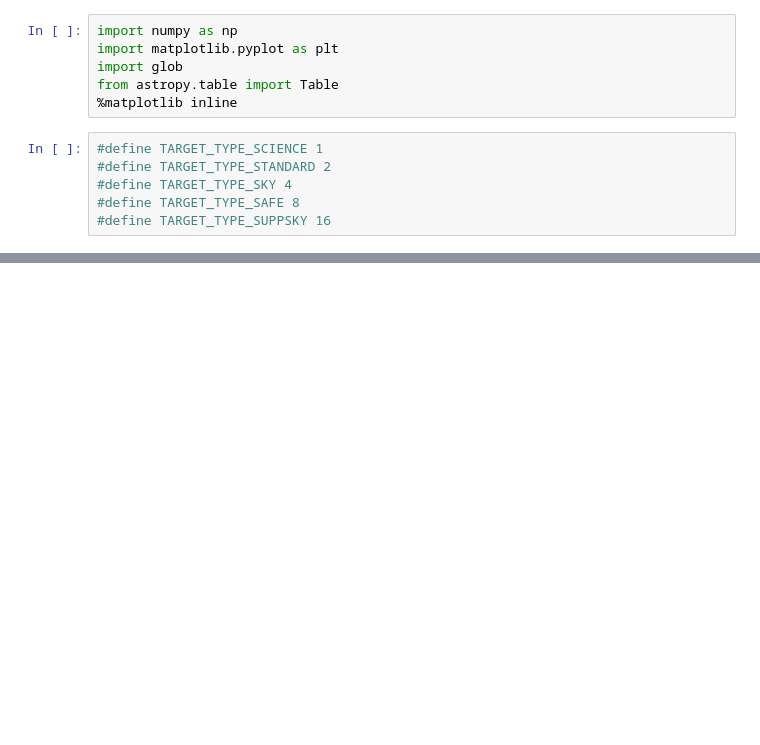
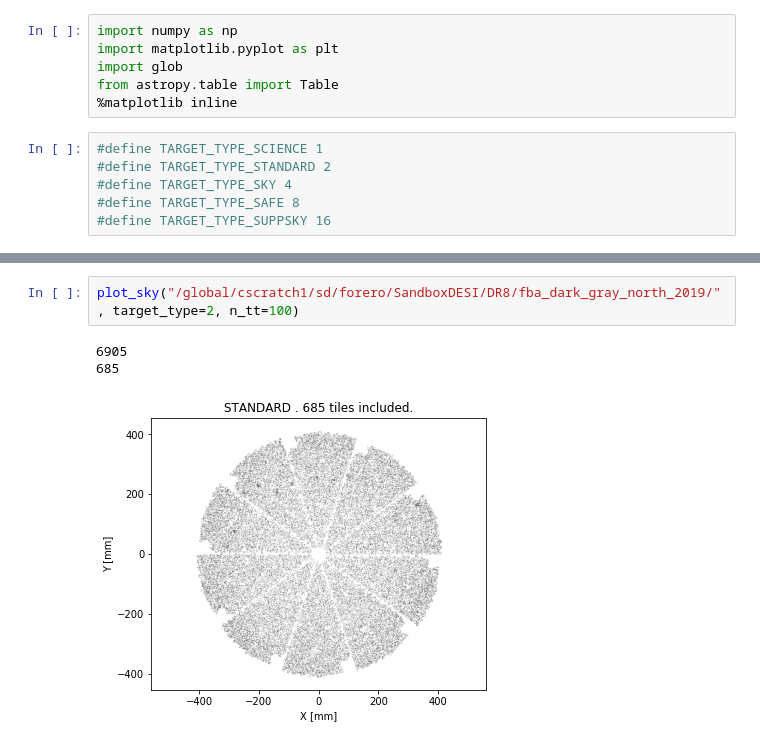
Before and after one commit to forero/SandboxDESI, a Jupyter notebook: fiber/sky_pattern.ipynb, the cells around one changed output, grey strips where cells are left out. Drawn from its saved outputs; the diff is of its cells as text; blank space fills up the shorter version.

```diff
--- a/fiber/sky_pattern.ipynb
+++ b/fiber/sky_pattern.ipynb
@@ -45,0 +44,6 @@ plot_sky("/global/cscratch1/sd/forero/desi/test/fiberassign_obs/output/")
+# %%
+plot_sky("/global/cscratch1/sd/forero/SandboxDESI/DR8/fba_dark_gray_north_2019/", target_type=2, n_tt=100)
+# %% [output]
+6905
+685
+[figure, added]
```
Also changed, not shown: parts of 2 cells of this notebook.
